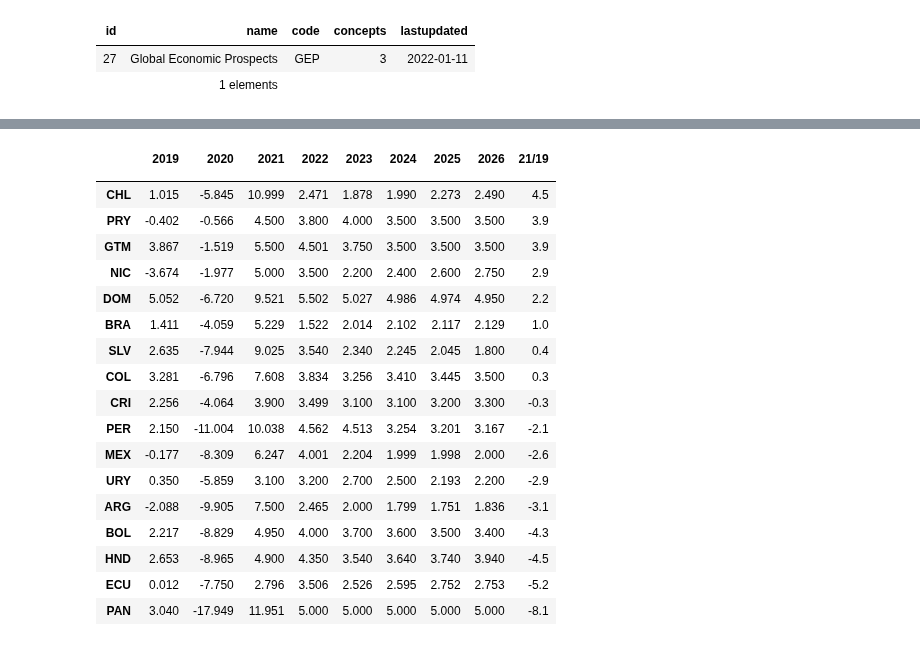
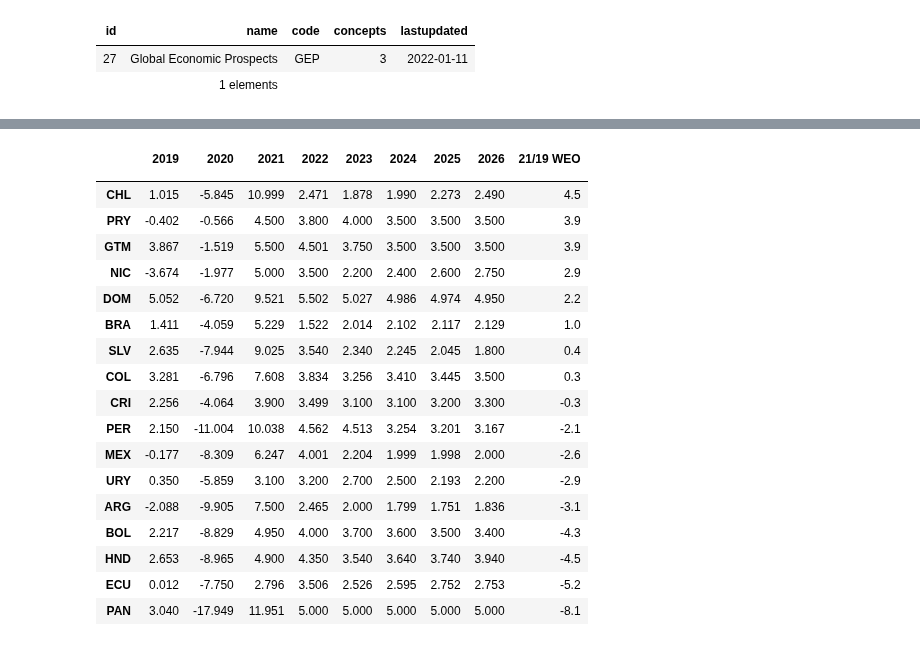
Before and after one commit to samyff12/LATAM, a Jupyter notebook: IMF_BM.ipynb, the cells around one changed output, grey strips where cells are left out. Saved outputs shown, nothing was run; the diff lists cells and outputs as text; code cells hidden in the pictures.

```diff
--- a/IMF_BM.ipynb
+++ b/IMF_BM.ipynb
@@ -115,14 +103,14 @@ urllib2.urlretrieve(url,'weo.csv')
 # %%
 w = WEO('weo.csv') # extracción de base de datos (lectura de csv)
 
 # obtencion crecimiento real desde 2019
 dfweo = w.getc("NGDP_RPCH").loc['2019':,latam[1:-1]].T
 
 # Comparativo prepandemia
 dfweo['21/19 WEO'] = ((100*(1+dfweo['2020']/100))*(1+dfweo['2021']/100) - 100).round(1)
-dfweo.sort_values('21/19',ascending=False)
+dfweo.sort_values('21/19 WEO',ascending=False)
 # %% [output]
-|  | 2019 | 2020 | 2021 | 2022 | 2023 | 2024 | 2025 | 2026 | 21/19 |
+|  | 2019 | 2020 | 2021 | 2022 | 2023 | 2024 | 2025 | 2026 | 21/19 WEO |
 |  |  |  |  |  |  |  |  |  |  |
 | CHL | 1.015 | -5.845 | 10.999 | 2.471 | 1.878 | 1.990 | 2.273 | 2.490 | 4.5 |
 | PRY | -0.402 | -0.566 | 4.500 | 3.800 | 4.000 | 3.500 | 3.500 | 3.500 | 3.9 |
```
Also changed, not shown: parts of 15 cells of this notebook.
